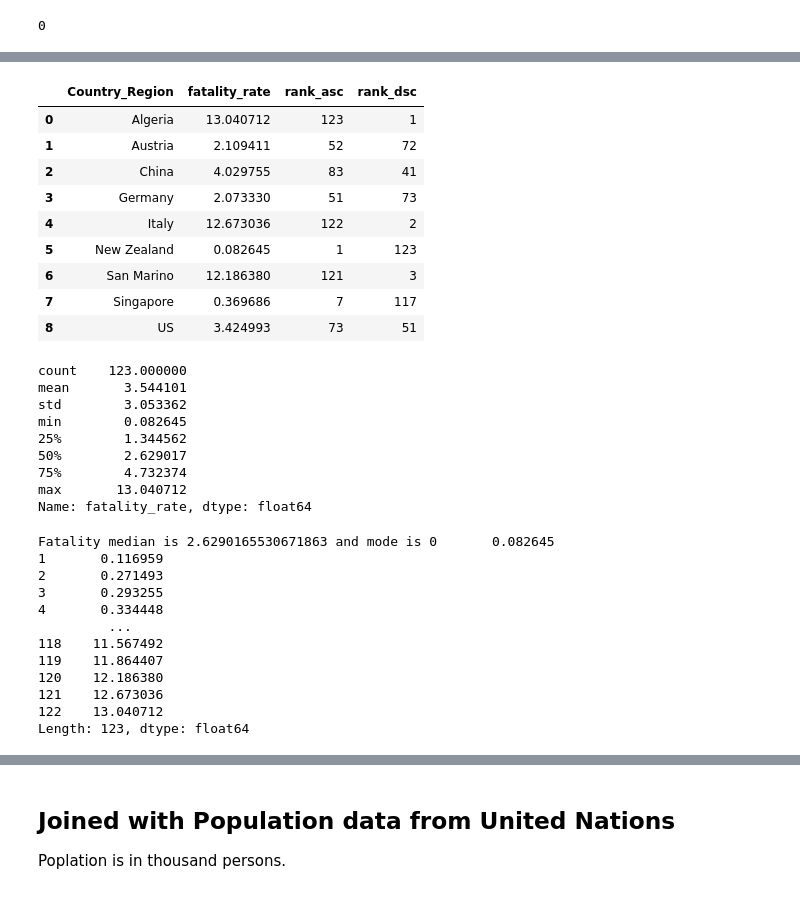
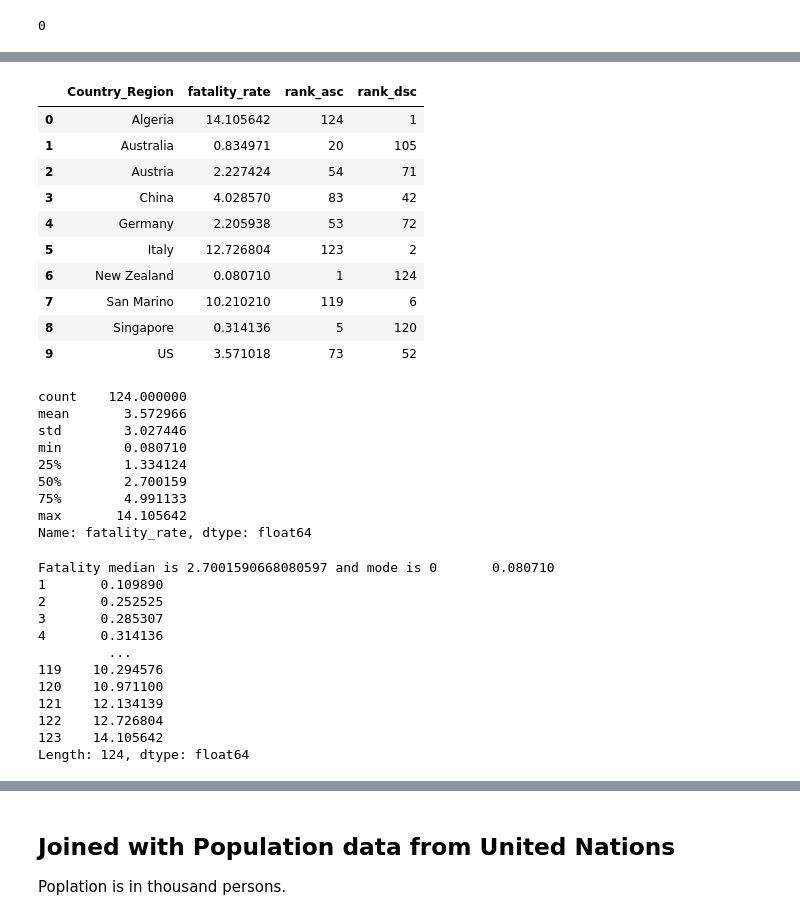
Before and after one commit to nnworkspace/covid19-insight, a Jupyter notebook: covid19-insight.ipynb, the cells around one changed output, grey strips where cells are left out. Saved outputs shown, nothing was run; the diff lists cells and outputs as text; code cells hidden in the pictures.

```diff
--- a/covid19-insight.ipynb
+++ b/covid19-insight.ipynb
@@ -19,7 +19,7 @@ matplotlib version:  3.1.3
 pandas version:  1.0.3
 numpy version:  1.18.1
 # %%
-dateStr = '2020-04-08'
+dateStr = '2020-04-09'
 
 covid_daily_df = pd.read_csv("data/{}.csv".format(dateStr))
 
@@ -256,38 +257,39 @@ dtype: object
 # %%
 # how do these countries score in the fatality_rate?
 
 cols = ['Country_Region', 'fatality_rate', 'rank_asc', 'rank_dsc']
-countries = ['Algeria', 'Austria', 'China', 'Germany', 'Italy', 'New Zealand', 'San Marino', 'Singapore', 'US']
+countries = ['Algeria', 'Australia', 'Austria', 'China', 'Germany', 'Italy', 'New Zealand', 'San Marino', 'Singapore', 'US']
 
 df_fatality_scores = pd.DataFrame(columns = cols)
 
 for country in countries:
     df_fatality_scores = df_fatality_scores.append(get_fatality_and_rank(country), ignore_index=True)
 
 df_fatality_scores
 # %% [output]
 |  | Country_Region | fatality_rate | rank_asc | rank_dsc |
-| 0 | Algeria | 13.040712 | 123 | 1 |
-| 1 | Austria | 2.109411 | 52 | 72 |
-| 2 | China | 4.029755 | 83 | 41 |
-| 3 | Germany | 2.073330 | 51 | 73 |
-| 4 | Italy | 12.673036 | 122 | 2 |
-| 5 | New Zealand | 0.082645 | 1 | 123 |
-| 6 | San Marino | 12.186380 | 121 | 3 |
-| 7 | Singapore | 0.369686 | 7 | 117 |
-| 8 | US | 3.424993 | 73 | 51 |
+| 0 | Algeria | 14.105642 | 124 | 1 |
+| 1 | Australia | 0.834971 | 20 | 105 |
+| 2 | Austria | 2.227424 | 54 | 71 |
+| 3 | China | 4.028570 | 83 | 42 |
+| 4 | Germany | 2.205938 | 53 | 72 |
+| 5 | Italy | 12.726804 | 123 | 2 |
+| 6 | New Zealand | 0.080710 | 1 | 124 |
+| 7 | San Marino | 10.210210 | 119 | 6 |
+| 8 | Singapore | 0.314136 | 5 | 120 |
+| 9 | US | 3.571018 | 73 | 52 |
 # %%
 # basic statistics of the fatality
 fatalities.fatality_rate.describe()
 # %% [output]
-count    123.000000
-mean       3.544101
-std        3.053362
-min        0.082645
-25%        1.344562
-50%        2.629017
-75%        4.732374
-max       13.040712
+count    124.000000
+mean       3.572966
+std        3.027446
+min        0.080710
+25%        1.334124
+50%        2.700159
+75%        4.991133
+max       14.105642
 Name: fatality_rate, dtype: float64
 # %%
 # median and mode of fatality rate
@@ -297,18 +299,18 @@ fatality_mode = fatalities.fatality_rate.mode()
 
 print("Fatality median is {} and mode is {}".format(fatality_median, fatality_mode))
 # %% [output]
-Fatality median is 2.6290165530671863 and mode is 0       0.082645
-1       0.116959
-2       0.271493
-3       0.293255
-4       0.334448
+Fatality median is 2.7001590668080597 and mode is 0       0.080710
+1       0.109890
+2       0.252525
+3       0.285307
+4       0.314136
          ...
-118    11.567492
-119    11.864407
-120    12.186380
-121    12.673036
-122    13.040712
-Length: 123, dtype: float64
+119    10.294576
+120    10.971100
+121    12.134139
+122    12.726804
+123    14.105642
+Length: 124, dtype: float64
 # %%
 # the mode above does not make sense, let's fix it.
 
```
Also changed, not shown: parts of 16 cells of this notebook, 3 other files.
